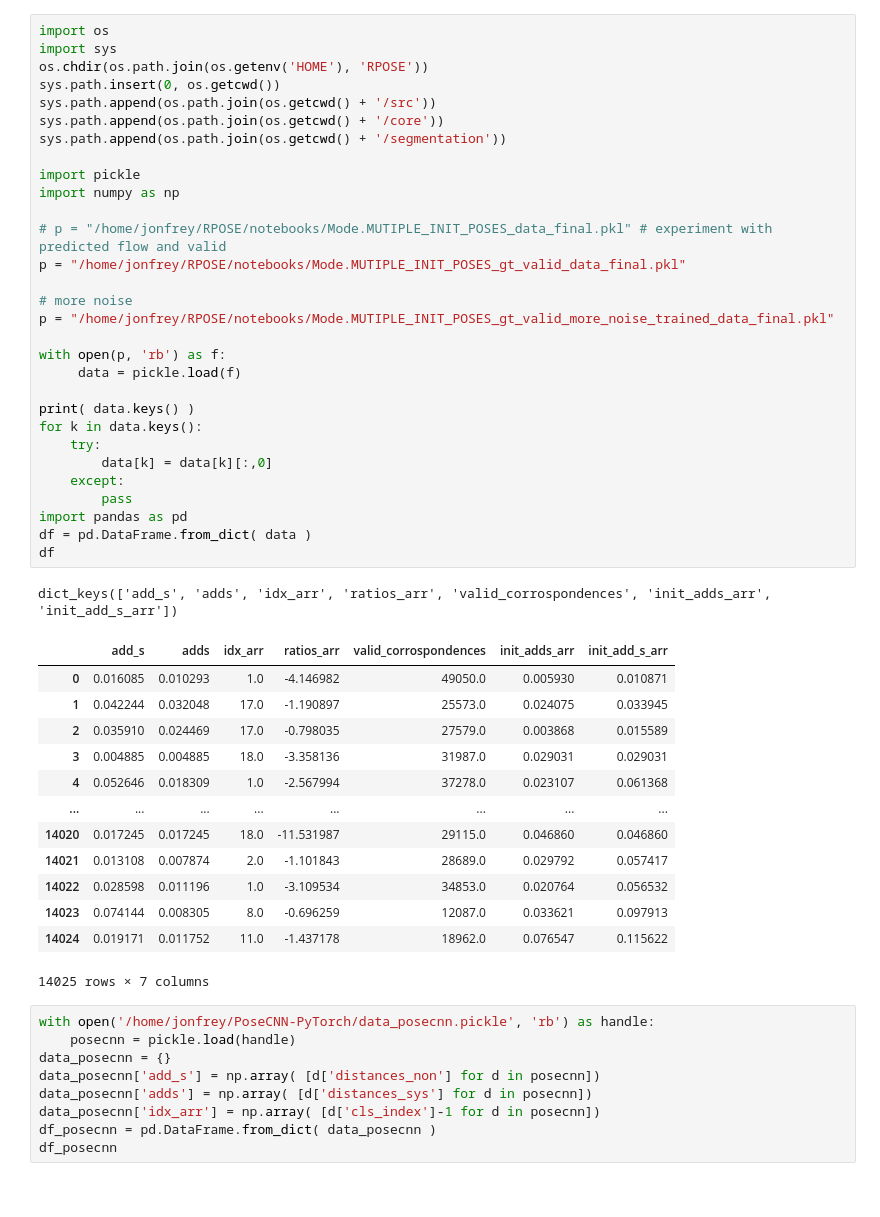
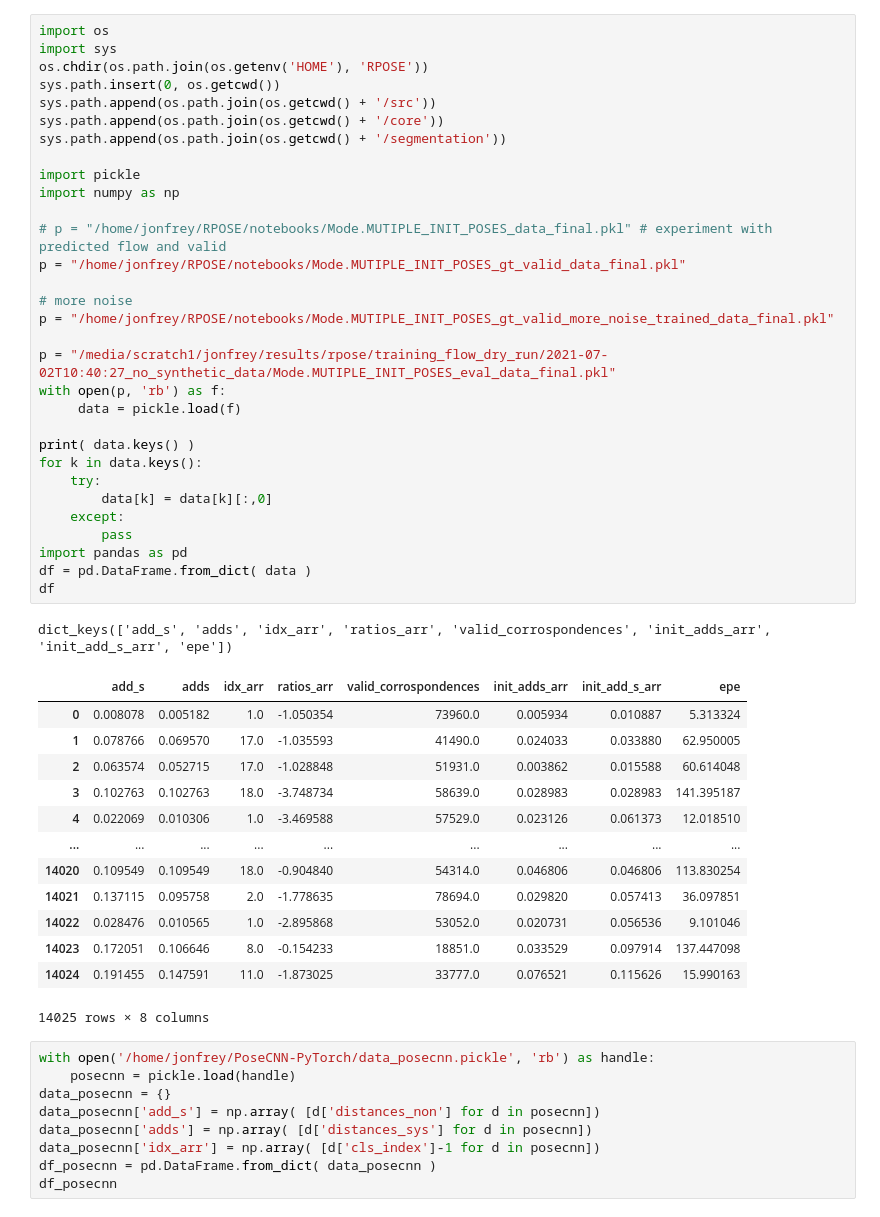
Before and after one commit to JonasFrey96/RAFT, a Jupyter notebook: notebooks/Analyze Evaluator Results.ipynb, the cells around one changed output. Saved outputs shown, nothing was run; the diff lists cells and outputs as text.

```diff
--- a/notebooks/Analyze Evaluator Results.ipynb
+++ b/notebooks/Analyze Evaluator Results.ipynb
@@ -2,47 +2,48 @@
 import os
 import sys
 os.chdir(os.path.join(os.getenv('HOME'), 'RPOSE'))
 sys.path.insert(0, os.getcwd())
 sys.path.append(os.path.join(os.getcwd() + '/src'))
 sys.path.append(os.path.join(os.getcwd() + '/core'))
 sys.path.append(os.path.join(os.getcwd() + '/segmentation'))
 
 import pickle
 import numpy as np
 
 # p = "/home/jonfrey/RPOSE/notebooks/Mode.MUTIPLE_INIT_POSES_data_final.pkl" # experiment with predicted flow and valid
 p = "/home/jonfrey/RPOSE/notebooks/Mode.MUTIPLE_INIT_POSES_gt_valid_data_final.pkl"
 
 # more noise
 p = "/home/jonfrey/RPOSE/notebooks/Mode.MUTIPLE_INIT_POSES_gt_valid_more_noise_trained_data_final.pkl"
 
+p = "/media/scratch1/jonfrey/results/rpose/training_flow_dry_run/2021-07-02T10:40:27_no_synthetic_data/Mode.MUTIPLE_INIT_POSES_eval_data_final.pkl"
 with open(p, 'rb') as f:
      data = pickle.load(f)
 
 print( data.keys() )
 for k in data.keys():
     try:
         data[k] = data[k][:,0]
     except:
         pass
 import pandas as pd
 df = pd.DataFrame.from_dict( data )
 df
 # %% [output]
-dict_keys(['add_s', 'adds', 'idx_arr', 'ratios_arr', 'valid_corrospondences', 'init_adds_arr', 'init_add_s_arr'])
+dict_keys(['add_s', 'adds', 'idx_arr', 'ratios_arr', 'valid_corrospondences', 'init_adds_arr', 'init_add_s_arr', 'epe'])
-|  | add_s | adds | idx_arr | ratios_arr | valid_corrospondences | init_adds_arr | init_add_s_arr |
-| 0 | 0.016085 | 0.010293 | 1.0 | -4.146982 | 49050.0 | 0.005930 | 0.010871 |
-| 1 | 0.042244 | 0.032048 | 17.0 | -1.190897 | 25573.0 | 0.024075 | 0.033945 |
-| 2 | 0.035910 | 0.024469 | 17.0 | -0.798035 | 27579.0 | 0.003868 | 0.015589 |
-| 3 | 0.004885 | 0.004885 | 18.0 | -3.358136 | 31987.0 | 0.029031 | 0.029031 |
-| 4 | 0.052646 | 0.018309 | 1.0 | -2.567994 | 37278.0 | 0.023107 | 0.061368 |
-| ... | ... | ... | ... | ... | ... | ... | ... |
-| 14020 | 0.017245 | 0.017245 | 18.0 | -11.531987 | 29115.0 | 0.046860 | 0.046860 |
-| 14021 | 0.013108 | 0.007874 | 2.0 | -1.101843 | 28689.0 | 0.029792 | 0.057417 |
-| 14022 | 0.028598 | 0.011196 | 1.0 | -3.109534 | 34853.0 | 0.020764 | 0.056532 |
-| 14023 | 0.074144 | 0.008305 | 8.0 | -0.696259 | 12087.0 | 0.033621 | 0.097913 |
-| 14024 | 0.019171 | 0.011752 | 11.0 | -1.437178 | 18962.0 | 0.076547 | 0.115622 |
+|  | add_s | adds | idx_arr | ratios_arr | valid_corrospondences | init_adds_arr | init_add_s_arr | epe |
+| 0 | 0.008078 | 0.005182 | 1.0 | -1.050354 | 73960.0 | 0.005934 | 0.010887 | 5.313324 |
+| 1 | 0.078766 | 0.069570 | 17.0 | -1.035593 | 41490.0 | 0.024033 | 0.033880 | 62.950005 |
+| 2 | 0.063574 | 0.052715 | 17.0 | -1.028848 | 51931.0 | 0.003862 | 0.015588 | 60.614048 |
+| 3 | 0.102763 | 0.102763 | 18.0 | -3.748734 | 58639.0 | 0.028983 | 0.028983 | 141.395187 |
+| 4 | 0.022069 | 0.010306 | 1.0 | -3.469588 | 57529.0 | 0.023126 | 0.061373 | 12.018510 |
+| ... | ... | ... | ... | ... | ... | ... | ... | ... |
+| 14020 | 0.109549 | 0.109549 | 18.0 | -0.904840 | 54314.0 | 0.046806 | 0.046806 | 113.830254 |
+| 14021 | 0.137115 | 0.095758 | 2.0 | -1.778635 | 78694.0 | 0.029820 | 0.057413 | 36.097851 |
+| 14022 | 0.028476 | 0.010565 | 1.0 | -2.895868 | 53052.0 | 0.020731 | 0.056536 | 9.101046 |
+| 14023 | 0.172051 | 0.106646 | 8.0 | -0.154233 | 18851.0 | 0.033529 | 0.097914 | 137.447098 |
+| 14024 | 0.191455 | 0.147591 | 11.0 | -1.873025 | 33777.0 | 0.076521 | 0.115626 | 15.990163 |
-14025 rows × 7 columns
+14025 rows × 8 columns
 # %%
 with open('/home/jonfrey/PoseCNN-PyTorch/data_posecnn.pickle', 'rb') as handle:
     posecnn = pickle.load(handle)
```
Also changed, not shown: parts of 4 cells of this notebook, 19 other files.
